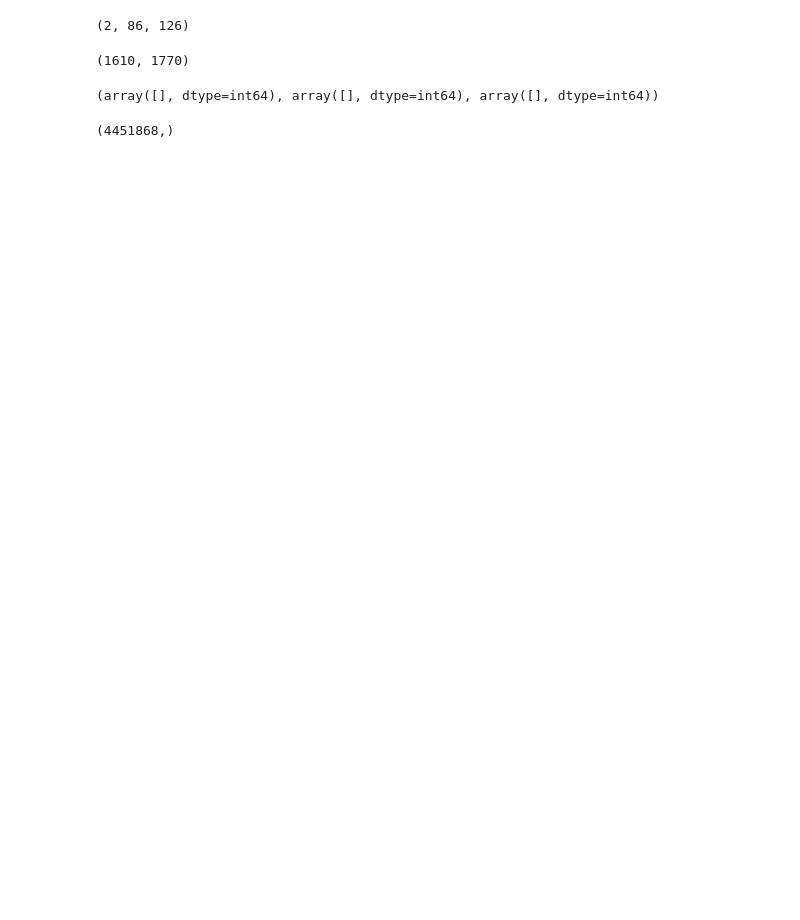
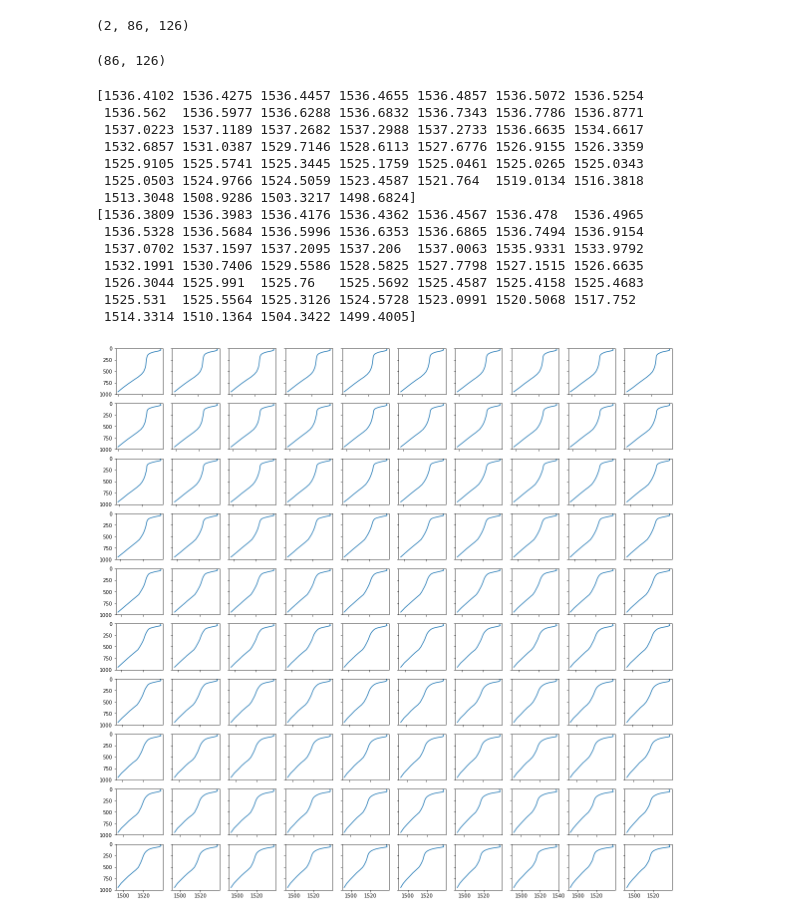
Before and after one commit to BaruaSourav/Ocean-Nav, a Jupyter notebook: Integrating PSSC in ONAV.ipynb, the cells around one changed output. Drawn from its saved outputs; the diff is of its cells as text; code cells hidden in the pictures; blank space fills up the shorter version.

```diff
--- a/Integrating PSSC in ONAV.ipynb
+++ b/Integrating PSSC in ONAV.ipynb
@@ -369,19 +368,42 @@ maxima_alt =  np.apply_along_axis(sp.find_peaks,0,sound_speed_sliced)
 maxima_alt.shape
 # %% [output]
 (2, 86, 126)
-# %%
-minima[0,:,:].shape
-# %% [output]
-(1610, 1770)
-# %%
-minima2 = sp.argrelmin(sound_speed_sliced, axis= 0)
-#minima2 = np.apply_along_axis(sp.argrelmin,1,-sound_speed)
-minima2
-# %% [output]
-(array([], dtype=int64), array([], dtype=int64), array([], dtype=int64))
-# %%
-minima2[0].shape
-# %% [output]
-(4451868,)
+# %%
+maxima_alt = maxima_alt[0]
+first_maximum = np.empty_like(maxima_alt, dtype='int64')
+it = np.nditer(maxima_alt,flags=['refs_ok','multi_index'])
+for x in it:
+    array_size = x.tolist().size
+    first_maximum[it.multi_index] =x.tolist()[0] if array_size>0 else -1
+first_maximum.shape
+# %% [output]
+(86, 126)
+# %%
+fig, axs = plt.subplots(10, 10,figsize=(20,20))
+#axs[0, 0].plot(sound_speed_sliced[:,0,0], depth2)
+#axs[0,0].set_ylim([1000,0])
+print(sound_speed_sliced[:,0,0])
+print(sound_speed_sliced[:,1,1])
+for i in range(10):
+    for j in range(10):
+        axs[i,j].plot(sound_speed_sliced[:,15+i,16+j], depth2)
+        axs[i,j].set_ylim([1000,0])
+        axs[i,j].label_outer()
+# %% [output]
+[1536.4102 1536.4275 1536.4457 1536.4655 1536.4857 1536.5072 1536.5254
+ 1536.562  1536.5977 1536.6288 1536.6832 1536.7343 1536.7786 1536.8771
+ 1537.0223 1537.1189 1537.2682 1537.2988 1537.2733 1536.6635 1534.6617
+ 1532.6857 1531.0387 1529.7146 1528.6113 1527.6776 1526.9155 1526.3359
+ 1525.9105 1525.5741 1525.3445 1525.1759 1525.0461 1525.0265 1525.0343
+ 1525.0503 1524.9766 1524.5059 1523.4587 1521.764  1519.0134 1516.3818
+ 1513.3048 1508.9286 1503.3217 1498.6824]
+[1536.3809 1536.3983 1536.4176 1536.4362 1536.4567 1536.478  1536.4965
+ 1536.5328 1536.5684 1536.5996 1536.6353 1536.6865 1536.7494 1536.9154
+ 1537.0702 1537.1597 1537.2095 1537.206  1537.0063 1535.9331 1533.9792
+ 1532.1991 1530.7406 1529.5586 1528.5825 1527.7798 1527.1515 1526.6635
+ 1526.3044 1525.991  1525.76   1525.5692 1525.4587 1525.4158 1525.4683
+ 1525.531  1525.5564 1525.3126 1524.5728 1523.0991 1520.5068 1517.752
+ 1514.3314 1510.1364 1504.3422 1499.4005]
+[figure, added]
 # %%
 #def calculate_del_C(depth, soundspeed, freq_cutoff):
```
Also changed, not shown: parts of 6 cells of this notebook.
